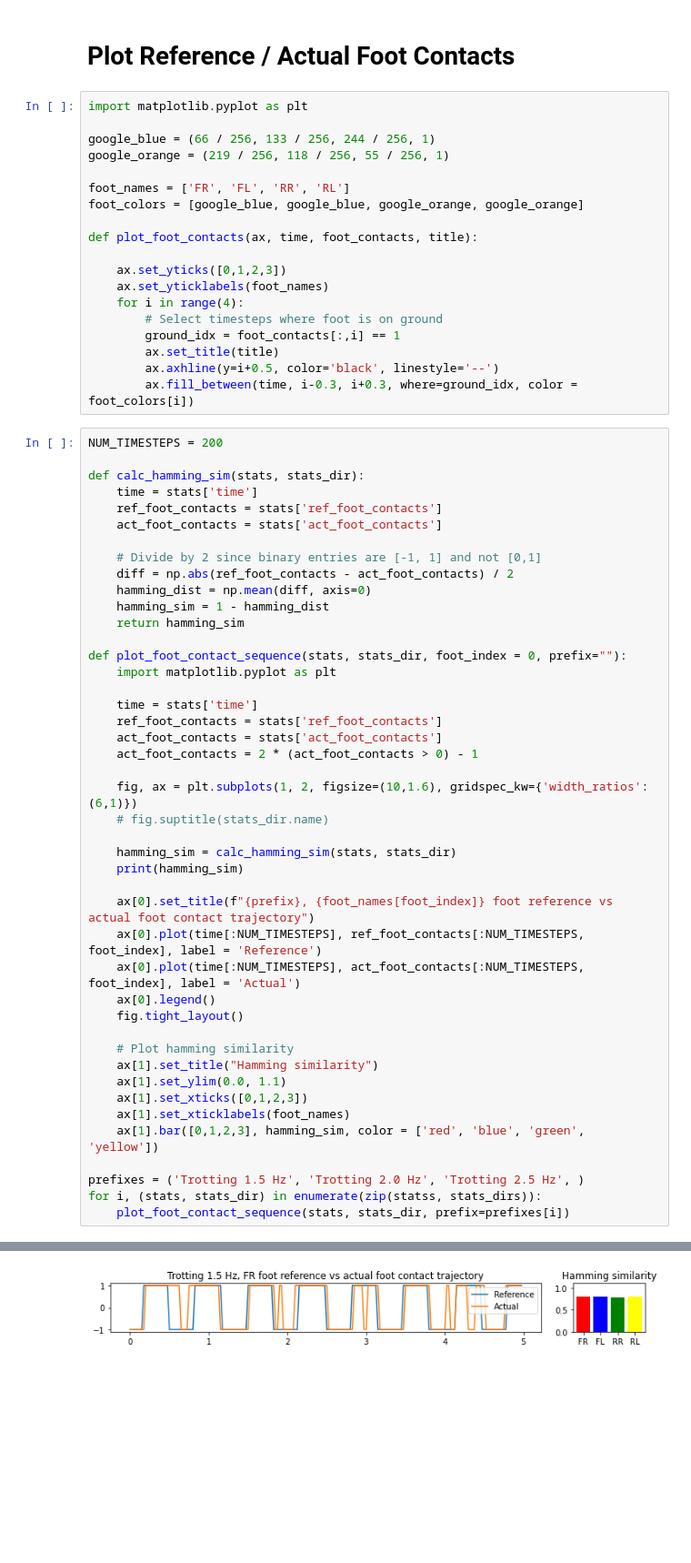
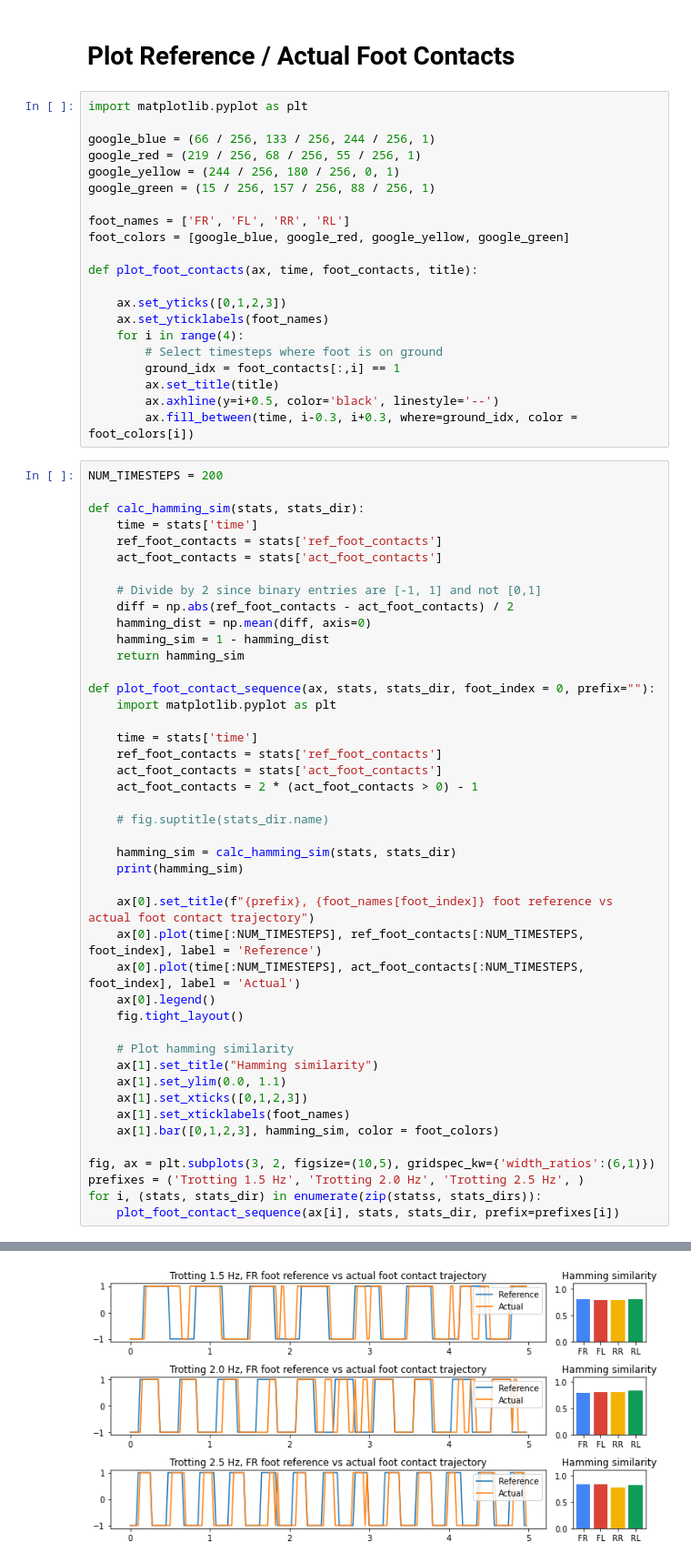
Before and after one commit to mcx-lab/rl-baselines3-zoo, a Jupyter notebook: notebooks/plot_ref_act_foot_contact.ipynb, the cells around one changed output, grey strips where cells are left out. Shown: that part at 91% size. Drawn from its saved outputs; the diff is of its cells as text; blank space fills up the shorter version.

Commit message:
Update foot color scheme

```diff
--- a/notebooks/plot_ref_act_foot_contact.ipynb
+++ b/notebooks/plot_ref_act_foot_contact.ipynb
@@ -76,10 +76,12 @@ normalizer = load_normalizer(model_dir)
 import matplotlib.pyplot as plt
 
 google_blue = (66 / 256, 133 / 256, 244 / 256, 1)
-google_orange = (219 / 256, 118 / 256, 55 / 256, 1)
+google_red = (219 / 256, 68 / 256, 55 / 256, 1)
+google_yellow = (244 / 256, 180 / 256, 0, 1)
+google_green = (15 / 256, 157 / 256, 88 / 256, 1)
 
 foot_names = ['FR', 'FL', 'RR', 'RL']
-foot_colors = [google_blue, google_blue, google_orange, google_orange]
+foot_colors = [google_blue, google_red, google_yellow, google_green]
 
 def plot_foot_contacts(ax, time, foot_contacts, title):
 
@@ -105,38 +107,38 @@ def calc_hamming_sim(stats, stats_dir):
     hamming_sim = 1 - hamming_dist
     return hamming_sim
 
-def plot_foot_contact_sequence(stats, stats_dir, foot_index = 0, prefix=""):
+def plot_foot_contact_sequence(ax, stats, stats_dir, foot_index = 0, prefix=""):
     import matplotlib.pyplot as plt
 
     time = stats['time']
     ref_foot_contacts = stats['ref_foot_contacts']
     act_foot_contacts = stats['act_foot_contacts']
     act_foot_contacts = 2 * (act_foot_contacts > 0) - 1
 
-    fig, ax = plt.subplots(1, 2, figsize=(10,1.6), gridspec_kw={'width_ratios':(6,1)})
     # fig.suptitle(stats_dir.name)
 
     hamming_sim = calc_hamming_sim(stats, stats_dir)
     print(hamming_sim)
 
     ax[0].set_title(f"{prefix}, {foot_names[foot_index]} foot reference vs actual foot contact trajectory")
     ax[0].plot(time[:NUM_TIMESTEPS], ref_foot_contacts[:NUM_TIMESTEPS, foot_index], label = 'Reference')
     ax[0].plot(time[:NUM_TIMESTEPS], act_foot_contacts[:NUM_TIMESTEPS, foot_index], label = 'Actual')
     ax[0].legend()
     fig.tight_layout()
 
     # Plot hamming similarity
     ax[1].set_title("Hamming similarity")
     ax[1].set_ylim(0.0, 1.1)
     ax[1].set_xticks([0,1,2,3])
     ax[1].set_xticklabels(foot_names)
-    ax[1].bar([0,1,2,3], hamming_sim, color = ['red', 'blue', 'green', 'yellow'])
+    ax[1].bar([0,1,2,3], hamming_sim, color = foot_colors)
 
+fig, ax = plt.subplots(3, 2, figsize=(10,5), gridspec_kw={'width_ratios':(6,1)})
 prefixes = ('Trotting 1.5 Hz', 'Trotting 2.0 Hz', 'Trotting 2.5 Hz', )
 for i, (stats, stats_dir) in enumerate(zip(statss, stats_dirs)):
-    plot_foot_contact_sequence(stats, stats_dir, prefix=prefixes[i])
+    plot_foot_contact_sequence(ax[i], stats, stats_dir, prefix=prefixes[i])
 # %% [output]
 [0.79808 0.78632 0.78068 0.7968 ]
 [0.79764 0.80168 0.80172 0.83592]
 [0.83268 0.83104 0.7656  0.81364]
-[figure, old version]
+[figure, new version]
```
Also changed, not shown: parts of 1 cell of this notebook.
